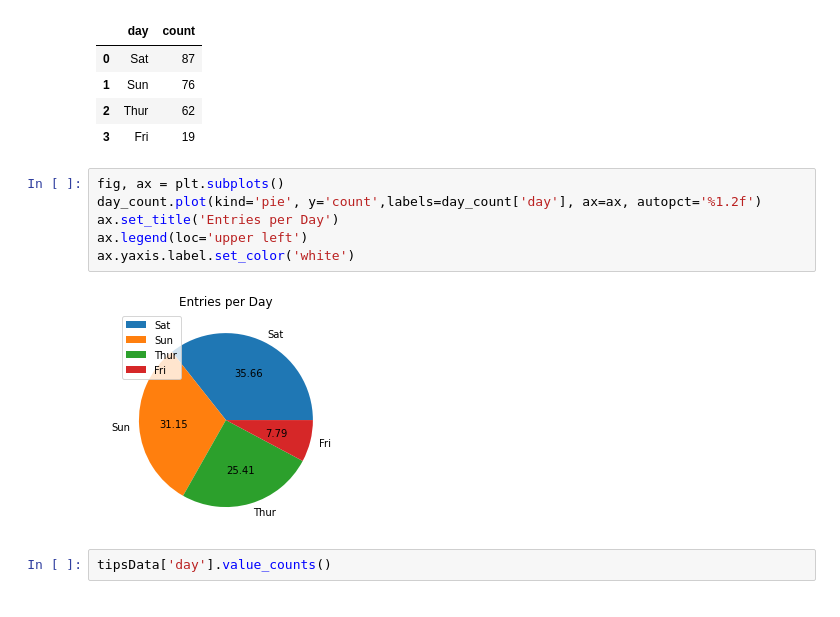
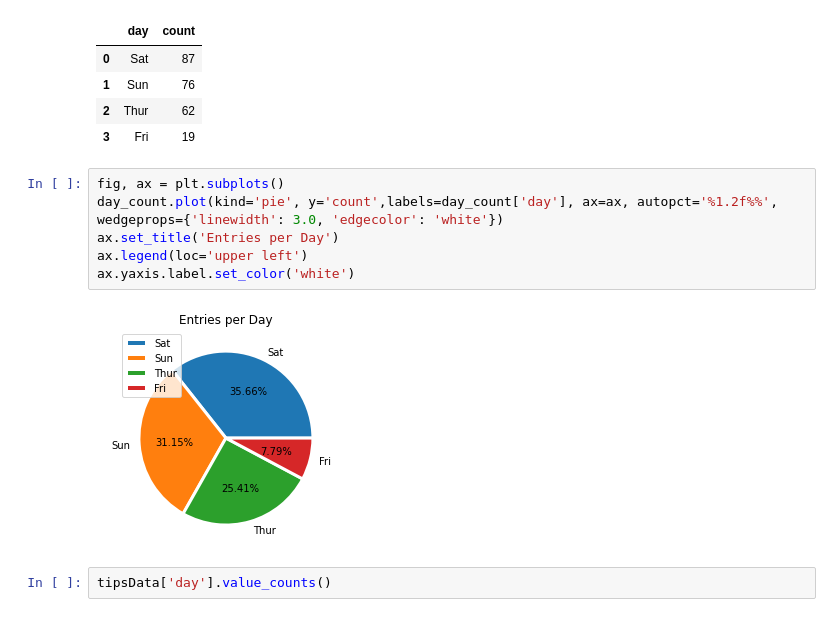
Before and after one commit to catstacks/TDADSBootcamp, a Jupyter notebook: IntroPandas.ipynb, the cells around one changed output. Drawn from its saved outputs; the diff is of its cells as text.

```diff
--- a/IntroPandas.ipynb
+++ b/IntroPandas.ipynb
@@ -140,12 +140,12 @@ day_count
 | 3 | Fri | 19 |
 # %%
 fig, ax = plt.subplots()
-day_count.plot(kind='pie', y='count',labels=day_count['day'], ax=ax, autopct='%1.2f')
+day_count.plot(kind='pie', y='count',labels=day_count['day'], ax=ax, autopct='%1.2f%%', wedgeprops={'linewidth': 3.0, 'edgecolor': 'white'})
 ax.set_title('Entries per Day')
 ax.legend(loc='upper left')
 ax.yaxis.label.set_color('white')
 # %% [output]
-[figure, old version]
+[figure, new version]
 # %%
 tipsData['day'].value_counts()
 # %% [output]
```
Also changed, not shown: parts of 2 cells of this notebook.
